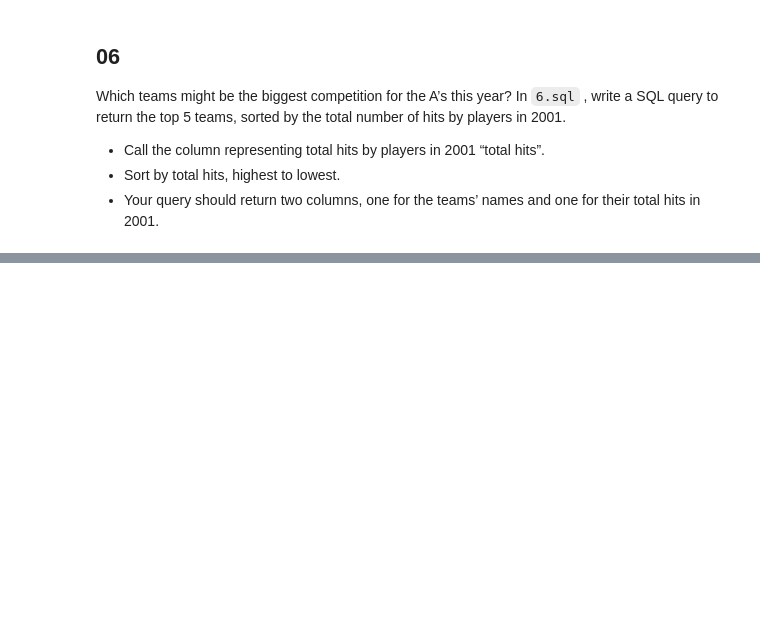
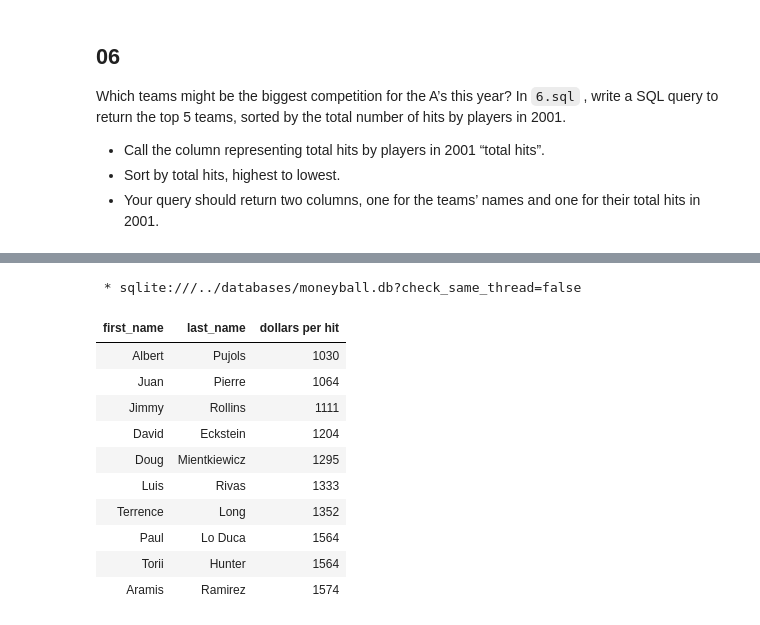
Before and after one commit to jibon-k/CS50sql-Problem-Sets, a Jupyter notebook: week 1/p3_all_solutions_moneyball.ipynb, the cells around one changed output, grey strips where cells are left out. Saved outputs shown, nothing was run; the diff lists cells and outputs as text; code cells hidden in the pictures; blank space fills up the shorter version.

```diff
--- a/week 1/p3_all_solutions_moneyball.ipynb
+++ b/week 1/p3_all_solutions_moneyball.ipynb
@@ -267,0 +400,31 @@ WHERE "player_id" = 14190;
+# %%
+%%sql
+SELECT
+    "players"."first_name",
+    "players"."last_name",
+    "salaries"."salary" / "performances"."H" AS "dollars per hit"
+FROM "players"
+JOIN "salaries" ON "players"."id" = "salaries"."player_id"
+JOIN "performances" ON "players"."id" = "performances"."player_id"
+                   AND "salaries"."year" = "performances"."year"
+                   AND "salaries"."team_id" = "performances"."team_id"
+WHERE "salaries"."year" = 2001
+  AND "performances"."H" > 0
+ORDER BY
+    "dollars per hit" ASC,
+    "players"."first_name" ASC,
+    "players"."last_name" ASC
+LIMIT 10;
+# %% [output]
+ * sqlite:///../databases/moneyball.db?check_same_thread=false
+| first_name | last_name | dollars per hit |
+| Albert | Pujols | 1030 |
+| Juan | Pierre | 1064 |
+| Jimmy | Rollins | 1111 |
+| David | Eckstein | 1204 |
+| Doug | Mientkiewicz | 1295 |
+| Luis | Rivas | 1333 |
+| Terrence | Long | 1352 |
+| Paul | Lo Duca | 1564 |
+| Torii | Hunter | 1564 |
+| Aramis | Ramirez | 1574 |
```
Also changed, not shown: parts of 17 cells of this notebook.
